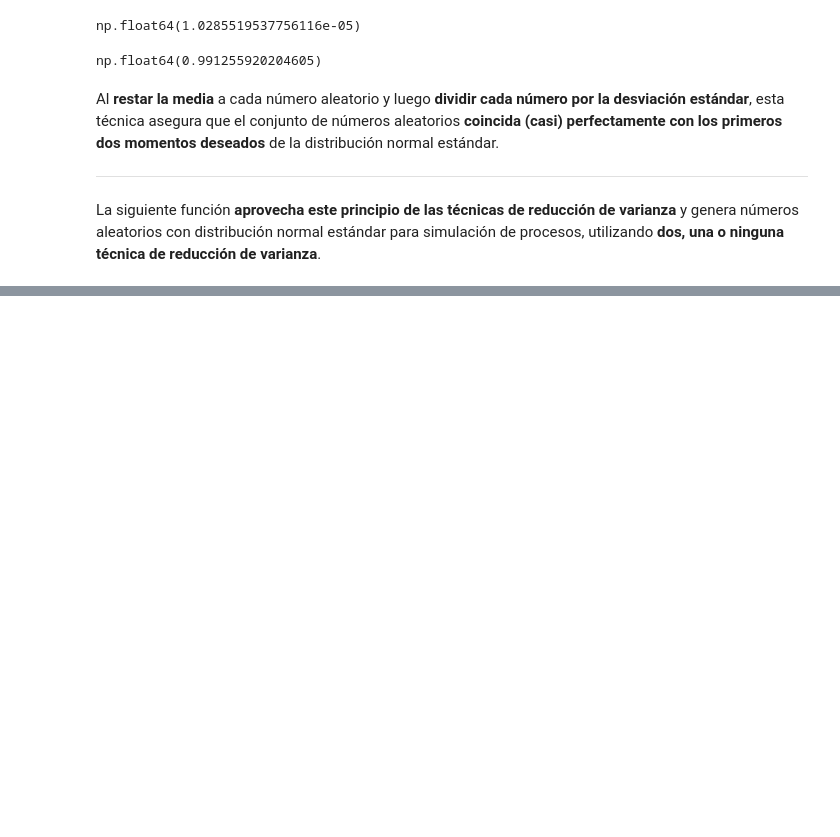
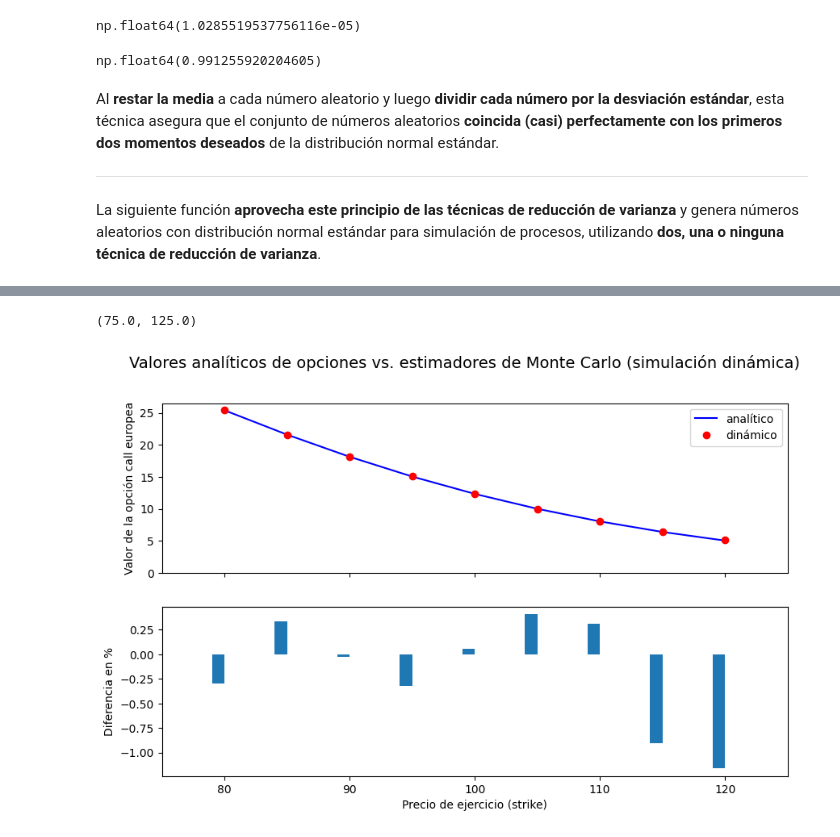
Before and after one commit to JavierMartinezQF/ProcesosEstocasticosEnFinanzas, a Jupyter notebook: ProcesosEstocasticosEnFinanzas.ipynb, the cells around one changed output, grey strips where cells are left out. Cells and saved outputs as stored; diff of their text form; code cells hidden in the pictures; blank space fills up the shorter version.

```diff
--- a/ProcesosEstocasticosEnFinanzas.ipynb
+++ b/ProcesosEstocasticosEnFinanzas.ipynb
@@ -908,0 +1231,22 @@ def gen_sn(M, I, anti_paths=True, mo_match=True):
+# %%
+fig, (ax1, ax2) = plt.subplots(2, 1, sharex=True, figsize=(10, 6))
+
+# Título
+fig.suptitle('Valores analíticos de opciones vs. estimadores de Monte Carlo (simulación dinámica)', fontsize=14)
+
+# Primer gráfico: comparación de valores
+ax1.plot(k_list, anal_res, 'b', label='analítico')
+ax1.plot(k_list, dyna_res, 'ro', label='dinámico')
+ax1.set_ylabel('Valor de la opción call europea')
+ax1.legend(loc=0)
+ax1.set_ylim(bottom=0)
+
+# Segundo gráfico: diferencia porcentual
+wi = 1.0
+ax2.bar(k_list - wi / 2, (anal_res - dyna_res) / anal_res * 100, width=wi)
+ax2.set_xlabel('Precio de ejercicio (strike)')
+ax2.set_ylabel('Diferencia en %')
+ax2.set_xlim(left=75, right=125)
+# %% [output]
+(75.0, 125.0)
+[figure, added]
```
Also changed, not shown: parts of 75 cells of this notebook.
